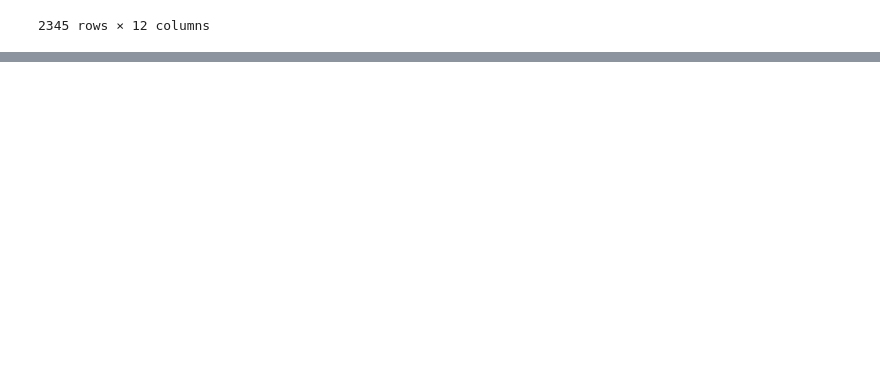
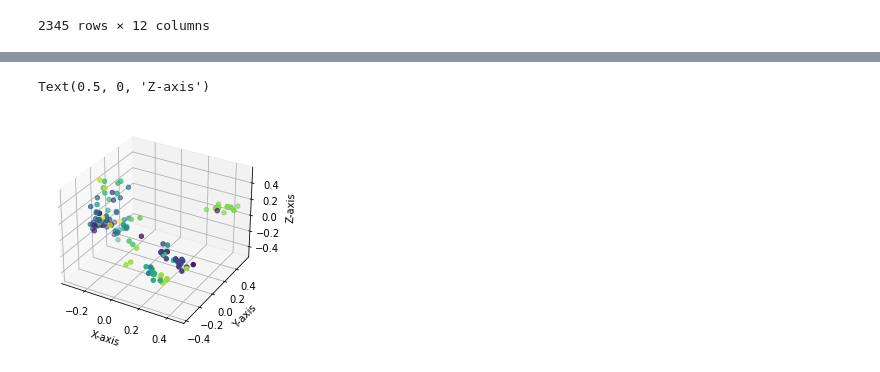
Before and after one commit to znehAC/mineracao_dados, a Jupyter notebook: main3.ipynb, the cells around one changed output, grey strips where cells are left out. Saved outputs shown, nothing was run; the diff lists cells and outputs as text; code cells hidden in the pictures; blank space fills up the shorter version.

```diff
--- a/main3.ipynb
+++ b/main3.ipynb
@@ -425,0 +434,8 @@ sns.barplot(temp['ano'],df['status'])
+# %%
+curso_data = df['curso'].drop_duplicates()
+tfidf = TfidfVectorizer()
+x_tfidf = tfidf.fit_transform(curso_data)
+# %%
+n_clusters = 22
+km = KMeans(n_clusters=n_clusters, random_state=47)
+km.fit(x_tfidf)
@@ -425,0 +457,22 @@ sns.barplot(temp['ano'],df['status'])
+# %%
+pca = PCA(n_components=3)
+pca_x = pca.fit_transform(x_tfidf.toarray())
+# Create the figure
+fig = plt.figure()
+ax = fig.add_subplot(111, projection='3d')
+
+# Generate the values
+x_vals = pca_x[:, 0]
+y_vals = pca_x[:, 1]
+z_vals = pca_x[:, 2]
+
+# Plot the values
+ax.scatter(x_vals, y_vals, z_vals, c = km.labels_)
+ax.set_xlabel('X-axis')
+ax.set_ylabel('Y-axis')
+ax.set_zlabel('Z-axis')
+
+# plt.show()
+# %% [output]
+Text(0.5, 0, 'Z-axis')
+[figure, added]
```
Also changed, not shown: parts of 11 cells of this notebook.
